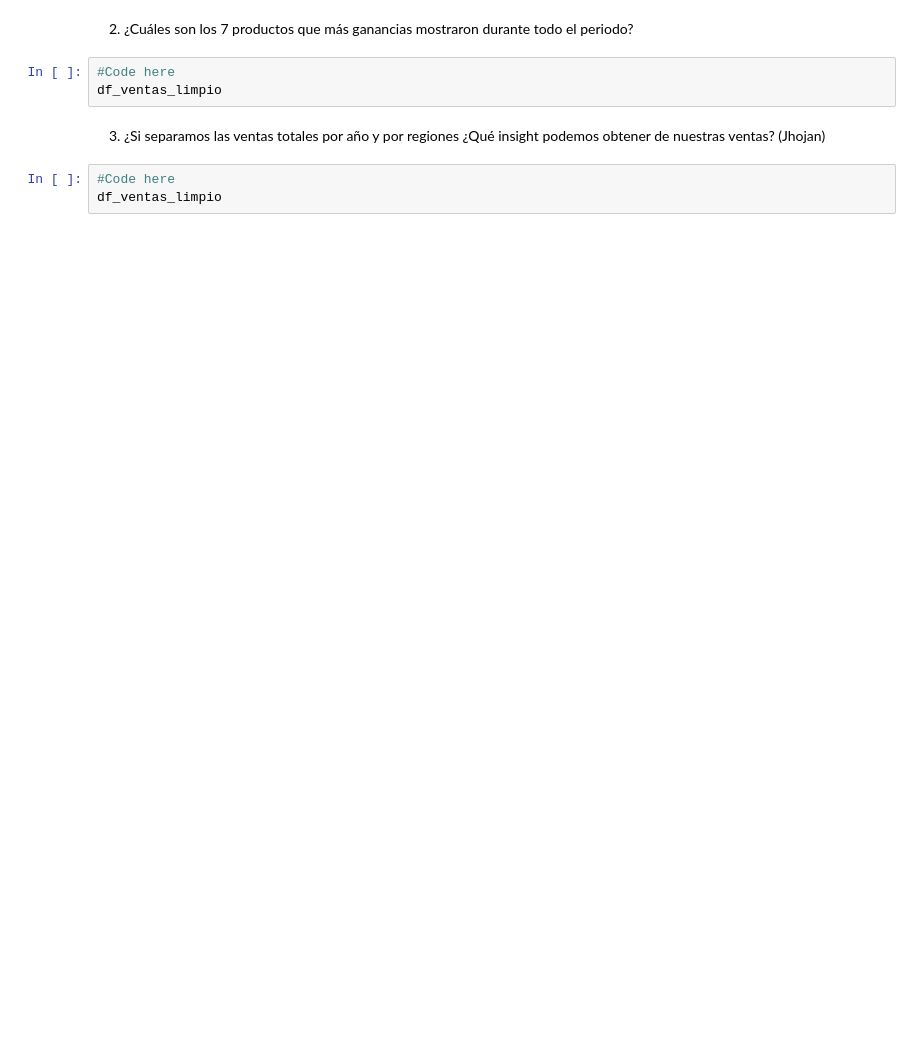
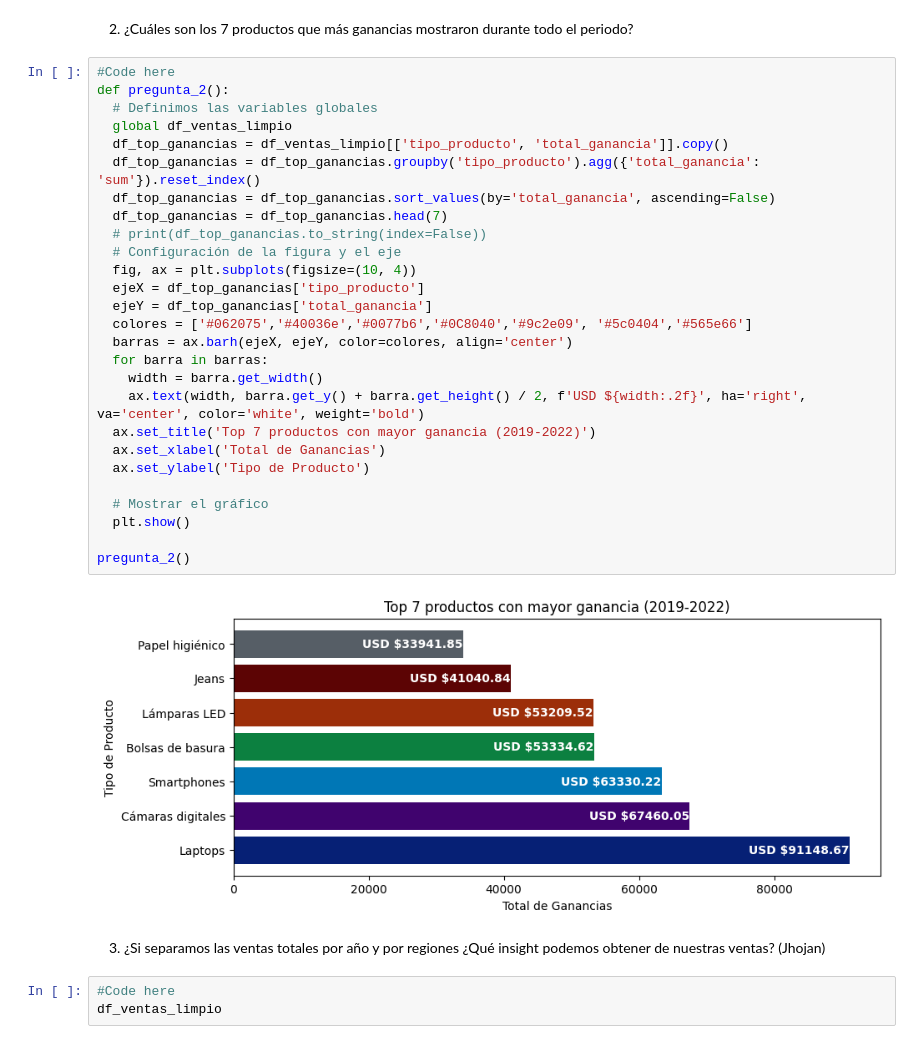
Before and after one commit to pabloing93/supermarket-sales-analysis, a Jupyter notebook: Supermarket_Sales_Analysis.ipynb, the cells around one changed output. Cells and saved outputs as stored; diff of their text form; blank space fills up the shorter version.

```diff
--- a/Supermarket_Sales_Analysis.ipynb
+++ b/Supermarket_Sales_Analysis.ipynb
@@ -49,8 +74,34 @@ df_ventas_limpio
 # %% [markdown]
 2. ¿Cuáles son los 7 productos que más ganancias mostraron durante todo el periodo?
-# %%
-#Code here
-df_ventas_limpio
+# %%
+#Code here
+def pregunta_2():
+  # Definimos las variables globales
+  global df_ventas_limpio
+  df_top_ganancias = df_ventas_limpio[['tipo_producto', 'total_ganancia']].copy()
+  df_top_ganancias = df_top_ganancias.groupby('tipo_producto').agg({'total_ganancia': 'sum'}).reset_index()
+  df_top_ganancias = df_top_ganancias.sort_values(by='total_ganancia', ascending=False)
+  df_top_ganancias = df_top_ganancias.head(7)
+  # print(df_top_ganancias.to_string(index=False))
+  # Configuración de la figura y el eje
+  fig, ax = plt.subplots(figsize=(10, 4))
+  ejeX = df_top_ganancias['tipo_producto']
+  ejeY = df_top_ganancias['total_ganancia']
+  colores = ['#062075','#40036e','#0077b6','#0C8040','#9c2e09', '#5c0404','#565e66']
+  barras = ax.barh(ejeX, ejeY, color=colores, align='center')
+  for barra in barras:
+    width = barra.get_width()
+    ax.text(width, barra.get_y() + barra.get_height() / 2, f'USD ${width:.2f}', ha='right', va='center', color='white', weight='bold')
+  ax.set_title('Top 7 productos con mayor ganancia (2019-2022)')
+  ax.set_xlabel('Total de Ganancias')
+  ax.set_ylabel('Tipo de Producto')
+
+  # Mostrar el gráfico
+  plt.show()
+
+pregunta_2()
+# %% [output]
+[figure, added]
 # %% [markdown]
 3. ¿Si separamos las ventas totales por año y por regiones ¿Qué insight podemos obtener de nuestras ventas? (Jhojan)
 # %%
```
Also changed, not shown: parts of 8 cells of this notebook.
